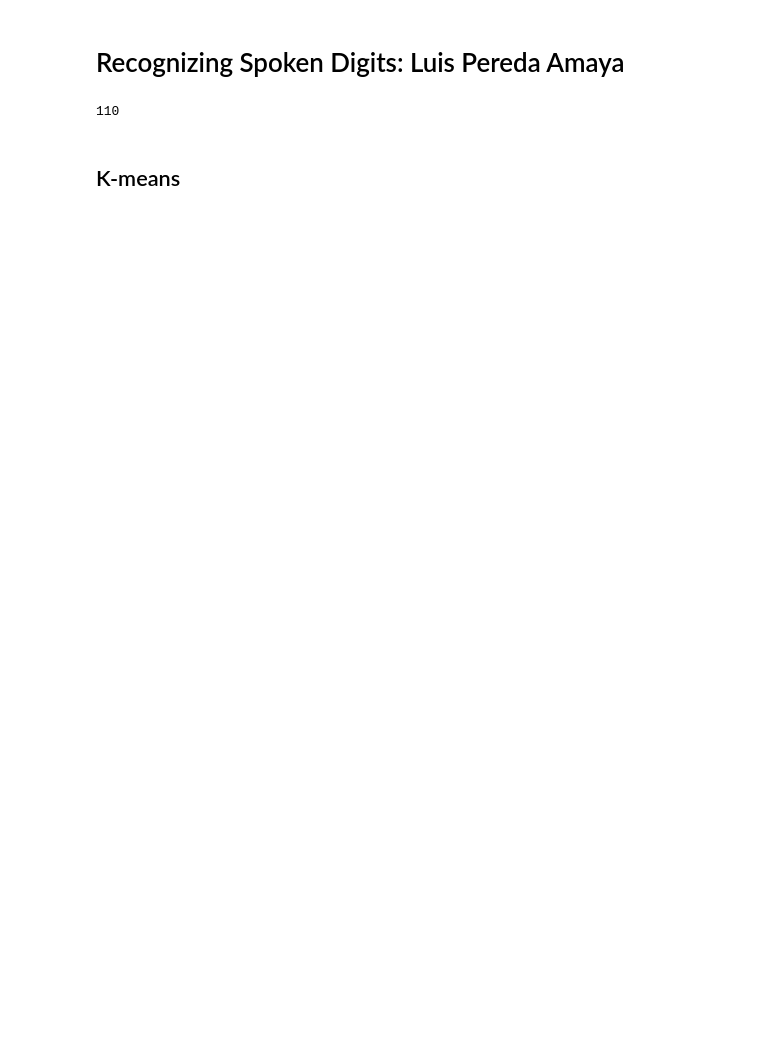
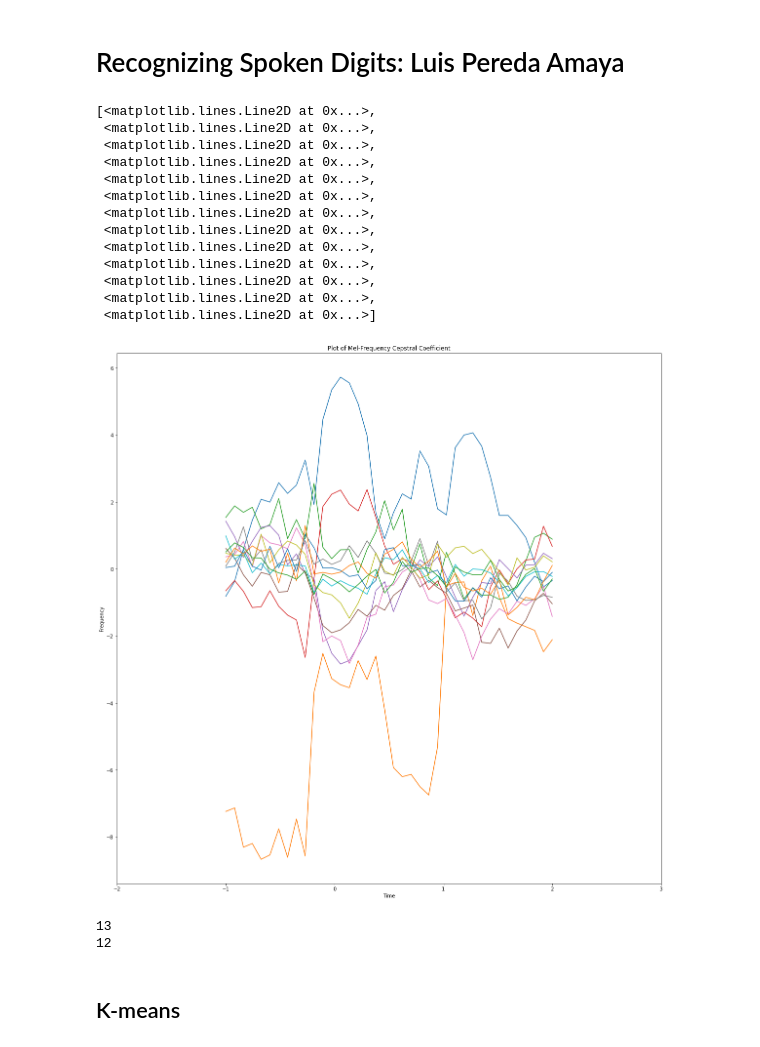
Before and after one commit to luispereda555/recognizing-spoken-digits, a Jupyter notebook: Recognizing Spoken Digits.ipynb, the cells around one changed output. Cells and saved outputs as stored; diff of their text form; code cells hidden in the pictures; blank space fills up the shorter version.

```diff
--- a/Recognizing Spoken Digits.ipynb
+++ b/Recognizing Spoken Digits.ipynb
@@ -71,6 +71,31 @@ for i in range(10):
     for j in range(len(womenDigits[i])):
         women_frames = women_frames + womenDigits[i][j]
     WomenDigits.append(women_frames)
+# %%
+len(blocks[0])
+time = np.linspace(-1, 2, 38)
+
+plt.figure(figsize=[20,20])
+plt.xlabel("Time")
+plt.ylabel("Frequency")
+plt.xlim([])
+plt.title("Plot of Mel-Frequency Cepstral Coefficient")
+plt.plot(time, blocks[0])
+# %% [output]
+[<matplotlib.lines.Line2D at 0x...>,
+ <matplotlib.lines.Line2D at 0x...>,
+ <matplotlib.lines.Line2D at 0x...>,
+ <matplotlib.lines.Line2D at 0x...>,
+ <matplotlib.lines.Line2D at 0x...>,
+ <matplotlib.lines.Line2D at 0x...>,
+ <matplotlib.lines.Line2D at 0x...>,
+ <matplotlib.lines.Line2D at 0x...>,
+ <matplotlib.lines.Line2D at 0x...>,
+ <matplotlib.lines.Line2D at 0x...>,
+ <matplotlib.lines.Line2D at 0x...>,
+ <matplotlib.lines.Line2D at 0x...>,
+ <matplotlib.lines.Line2D at 0x...>]
+[figure, added]
 # %%
 # Parsing Test Data
 count = -1
@@ -112,7 +137,3 @@ for i in range(10):
 test_blocks = test_digits
 
 test_digits = test_Digits
-# %%
-print(len(womenTestDigits[0]))
-# %% [output]
-110
@@ -119,3 +159,9 @@ print(len(womenTestDigits[0]))
+# %%
+print(len(test_blocks[0][0][0]))
+print(len(test_blocks_subset[0][0][0]))
+# %% [output]
+13
+12
 # %% [markdown]
 ## K-means
 # %%
```
Also changed, not shown: parts of 46 cells of this notebook, 3 other files.
